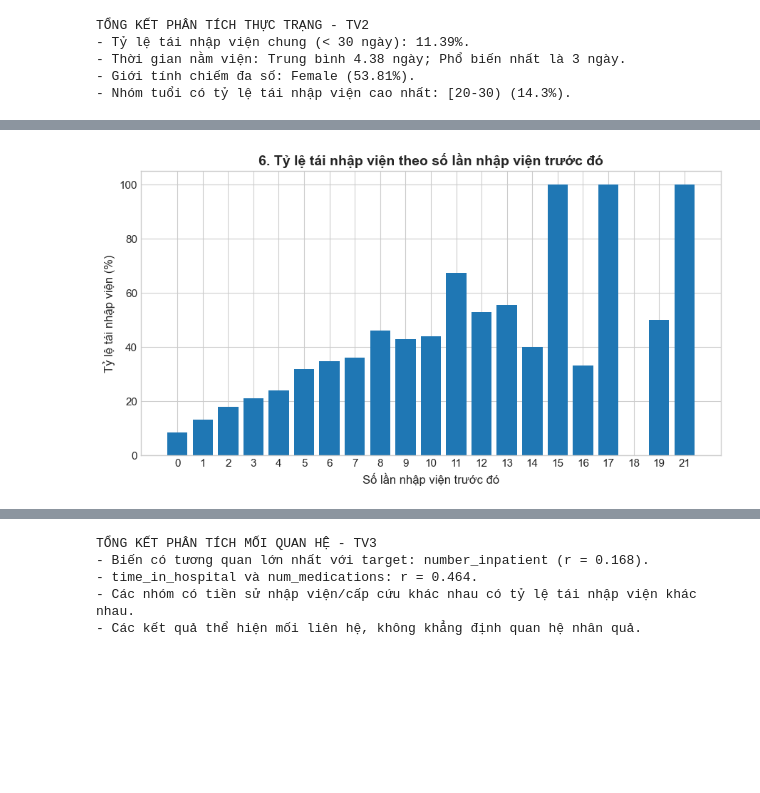
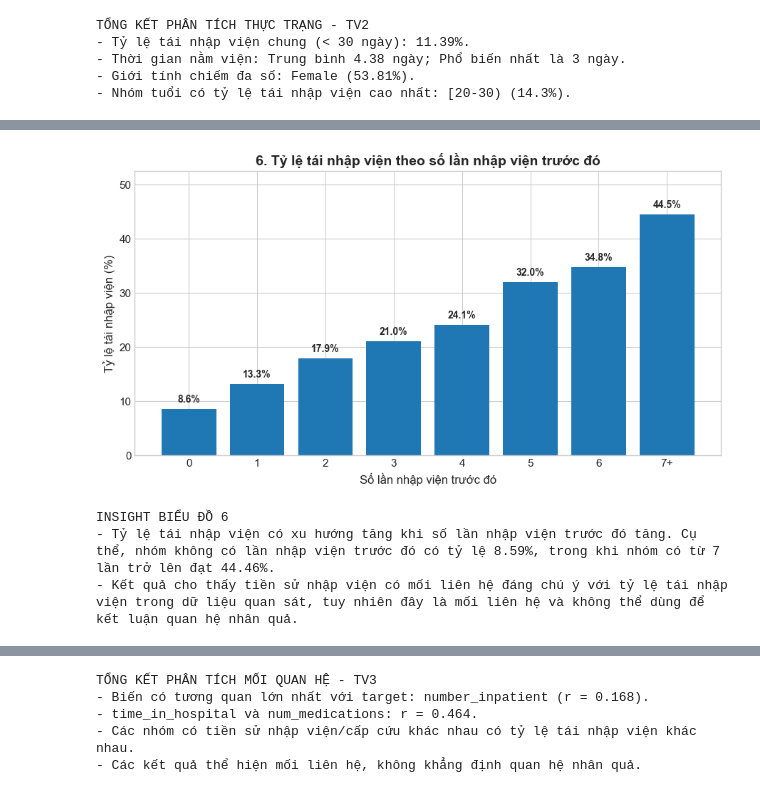
Before and after one commit to Zietlott/DataAnalysis-Visualization, a Jupyter notebook: code/diabetic.ipynb, the cells around one changed output, grey strips where cells are left out. Drawn from its saved outputs; the diff is of its cells as text; code cells hidden in the pictures; blank space fills up the shorter version.

```diff
--- a/code/diabetic.ipynb
+++ b/code/diabetic.ipynb
@@ -571,32 +786,89 @@ Pearson correlation: r = 0.464
 # %%
-# 3.2 target ↔ number_inpatient → Bar
+# 3.2. target ↔ number_inpatient -> Bar
+# Gom các trường hợp có từ 7 lần nhập viện trước đó vào nhóm "7+"
+inpatient_group = df["number_inpatient"].apply(
+    lambda x: "7+" if x >= 7 else str(int(x))
+)
+
+# Tính tỷ lệ tái nhập viện theo từng nhóm
 inpatient_rate = (
-    df.groupby("number_inpatient")["target_30days"]
+    df.assign(inpatient_group=inpatient_group)
+    .groupby("inpatient_group")["target_30days"]
     .mean() * 100
 )
 
+# Sắp xếp các nhóm theo thứ tự 0 -> 6 -> 7+
+order = [str(i) for i in range(7)] + ["7+"]
+
+inpatient_rate = (
+    inpatient_rate
+    .reindex(order)
+    .dropna()
+)
+
+# Tạo khung biểu đồ
 plt.figure(figsize=(9, 5))
 
-plt.bar(
-    inpatient_rate.index.astype(str),
+# Vẽ biểu đồ cột
+bars = plt.bar(
+    inpatient_rate.index,
     inpatient_rate.values
 )
 
+# Đặt tiêu đề
 plt.title(
     "6. Tỷ lệ tái nhập viện theo số lần nhập viện trước đó",
     fontweight="bold"
 )
 
+# Đặt tên các trục
 plt.xlabel("Số lần nhập viện trước đó")
 plt.ylabel("Tỷ lệ tái nhập viện (%)")
 
+# Hiển thị tỷ lệ % trên đầu mỗi cột
+for bar, rate in zip(
+    bars,
+    inpatient_rate.values
+):
+    plt.text(
+        bar.get_x() + bar.get_width() / 2,
+        rate + 0.8,
+        f"{rate:.1f}%",
+        ha="center",
+        va="bottom",
+        fontsize=10,
+        fontweight="bold"
+    )
+
+# Tạo khoảng trống phía trên để hiển thị số %
+plt.ylim(0, float(inpatient_rate.max()) + 8)
+
+# Điều chỉnh bố cục
 plt.tight_layout()
+
+# Lưu biểu đồ
 plt.savefig(
     FIGURES_DIR / "chart6_inpatient.png",
     dpi=300,
     bbox_inches="tight"
 )
 
+# Hiển thị biểu đồ
 plt.show()
+
+# In insight
+print("\nINSIGHT BIỂU ĐỒ 6")
+print(
+    "- Tỷ lệ tái nhập viện có xu hướng tăng khi số lần nhập viện trước đó tăng. "
+    f"Cụ thể, nhóm không có lần nhập viện trước đó có tỷ lệ {inpatient_rate['0']:.2f}%, "
+    f"trong khi nhóm có từ 7 lần trở lên đạt {inpatient_rate['7+']:.2f}%."
+)
+print(
+    "- Kết quả cho thấy tiền sử nhập viện có mối liên hệ đáng chú ý với tỷ lệ tái nhập viện "
+    "trong dữ liệu quan sát, tuy nhiên đây là mối liên hệ và không thể dùng để kết luận quan hệ nhân quả."
+)
 # %% [output]
-[figure, old version]
+[figure, new version]
+INSIGHT BIỂU ĐỒ 6
+- Tỷ lệ tái nhập viện có xu hướng tăng khi số lần nhập viện trước đó tăng. Cụ thể, nhóm không có lần nhập viện trước đó có tỷ lệ 8.59%, trong khi nhóm có từ 7 lần trở lên đạt 44.46%.
+- Kết quả cho thấy tiền sử nhập viện có mối liên hệ đáng chú ý với tỷ lệ tái nhập viện trong dữ liệu quan sát, tuy nhiên đây là mối liên hệ và không thể dùng để kết luận quan hệ nhân quả.
```
Also changed, not shown: parts of 69 cells of this notebook, 14 other files.
